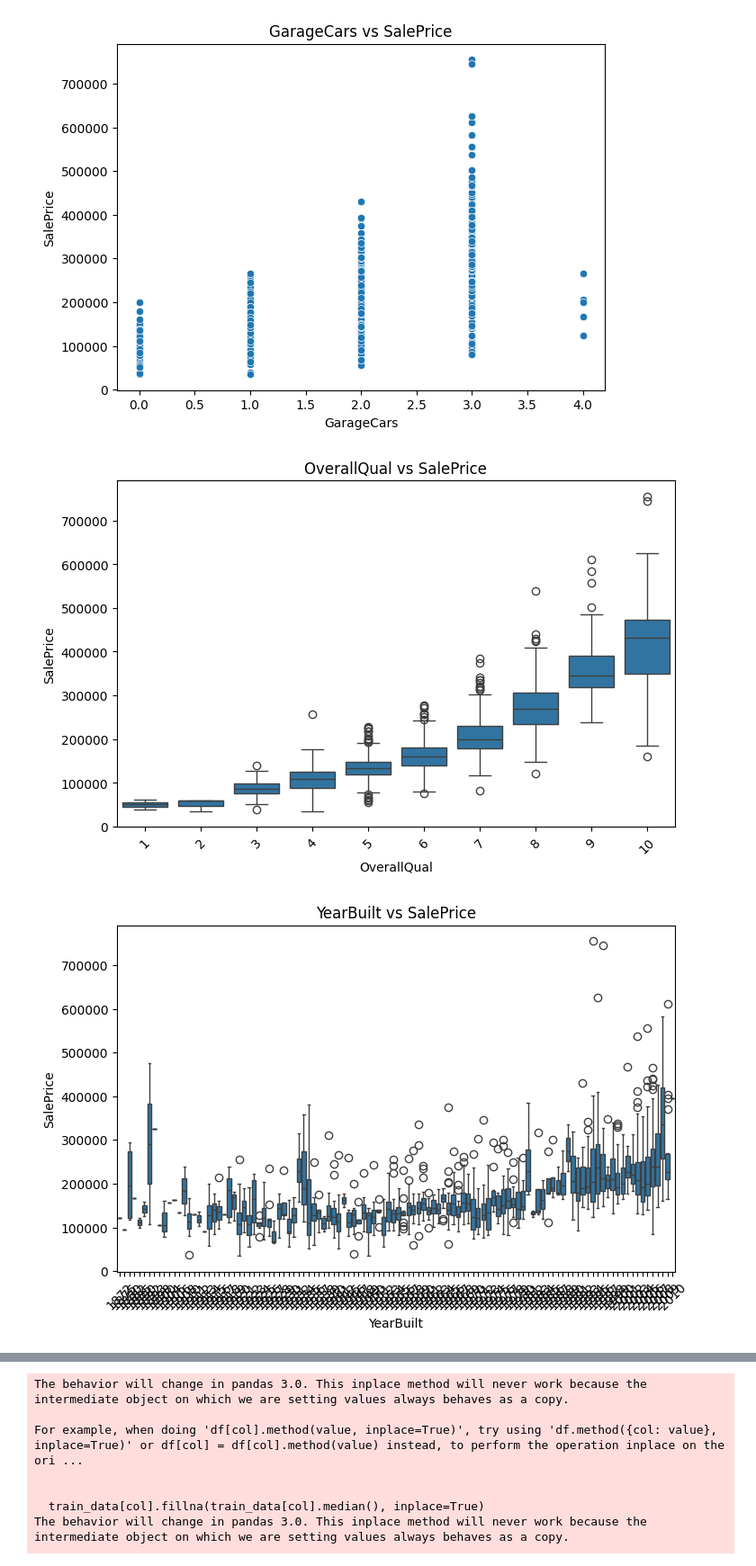
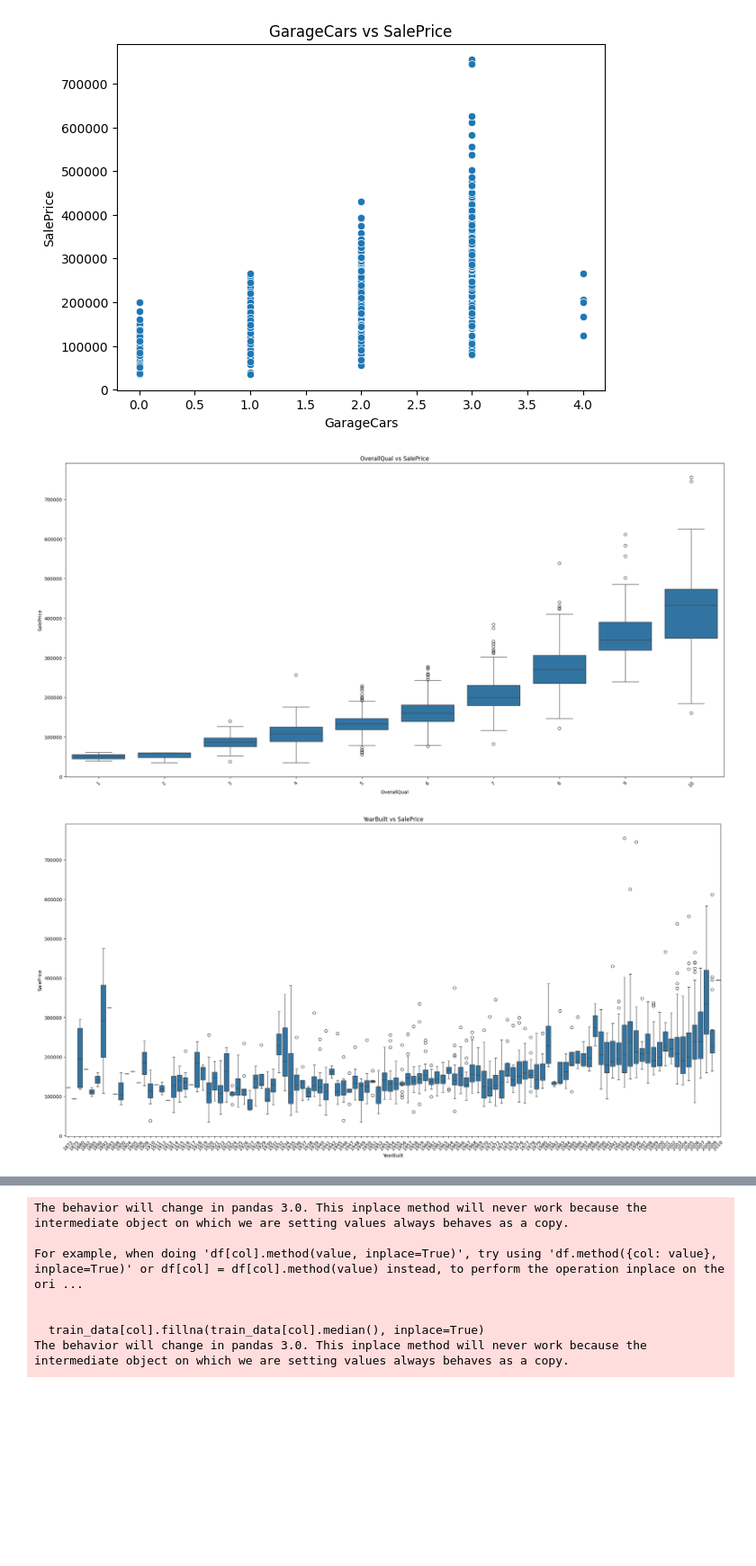
Before and after one commit to JonathanC12/Predicting-House-Prices-Data-Mining-Project-3-Regression-, a Jupyter notebook: Project3_Notebook.ipynb, the cells around one changed output, grey strips where cells are left out. Shown at 90% size. Saved outputs shown, nothing was run; the diff lists cells and outputs as text; code cells hidden in the pictures; blank space fills up the shorter version.

```diff
--- a/Project3_Notebook.ipynb
+++ b/Project3_Notebook.ipynb
@@ -196,11 +191,11 @@ for col in ['GrLivArea', 'TotalBsmtSF', 'OverallQual', 'GarageCars']:
 # %%
 for col in ['OverallQual', 'YearBuilt', 'GarageType', 'Neighborhood']:
     if col in train_data.columns:
-        plt.figure(figsize=(8, 5))
+        plt.figure(figsize=(25, 12))
         sns.boxplot(data=train_data, x=col, y='SalePrice')
         plt.xticks(rotation=45)
         plt.title(f'{col} vs SalePrice')
         plt.show()
 # %% [output]
-[figure, old version]
+[figure, new version]
-[figure, old version]
+[figure, new version]
```
Also changed, not shown: parts of 28 cells of this notebook.
